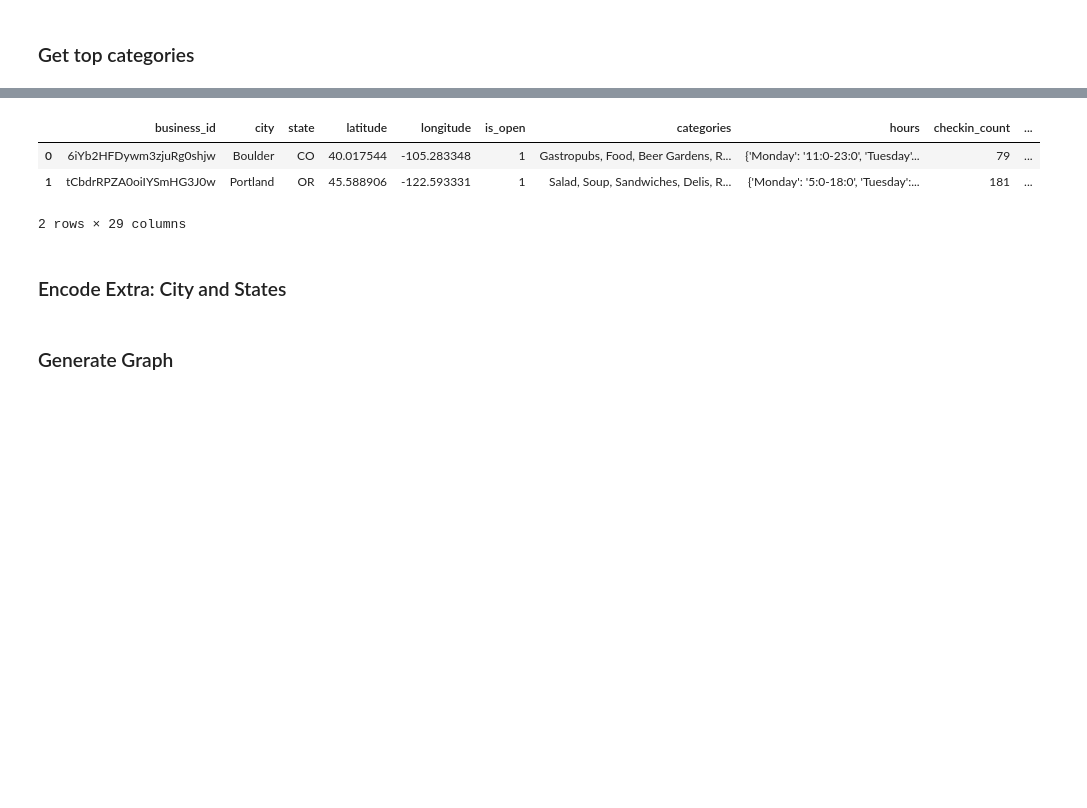
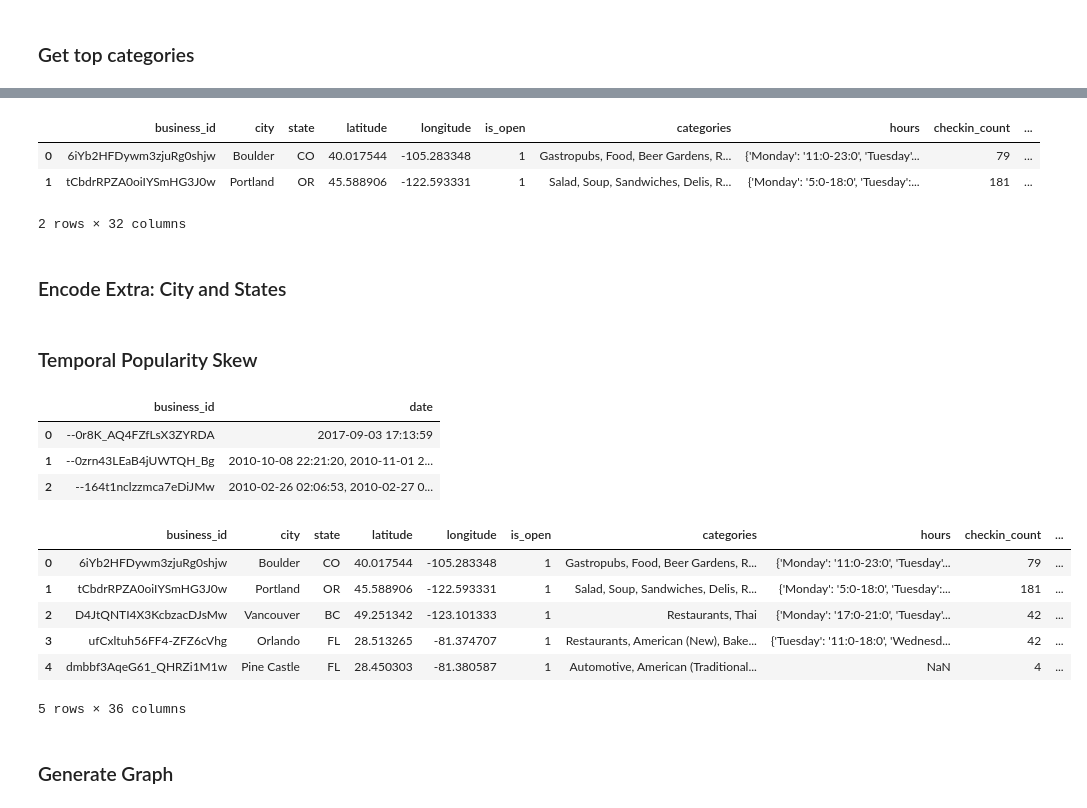
Before and after one commit to OktarianTB/predicting-business-popularity, a Jupyter notebook: restaurant_graphs/Restaurant_Graph_Generator.ipynb, the cells around one changed output, grey strips where cells are left out. Saved outputs shown, nothing was run; the diff lists cells and outputs as text; code cells hidden in the pictures; blank space fills up the shorter version.

Commit message:
Added temporal skew

```diff
--- a/restaurant_graphs/Restaurant_Graph_Generator.ipynb
+++ b/restaurant_graphs/Restaurant_Graph_Generator.ipynb
@@ -9,9 +9,10 @@ parameters = {
                         (2, 50),]),
         "city": True,
         "state": True,
+        "temporal_skew": True,
     },
     "distance": 500, # Maximum distance between nodes
-    "filename": "../graphs/restaurants_category_combination",
+    "filename": "../graphs/restaurants_test1",
 }
 # %%
 import pandas as pd
@@ -107,7 +101,7 @@ restaurants_df.head(2)
 |  | business_id | city | state | latitude | longitude | is_open | categories | hours | checkin_count | ... |
 | 0 | 6iYb2HFDywm3zjuRg0shjw | Boulder | CO | 40.017544 | -105.283348 | 1 | Gastropubs, Food, Beer Gardens, R... | {'Monday': '11:0-23:0', 'Tuesday'... | 79 | ... |
 | 1 | tCbdrRPZA0oiIYSmHG3J0w | Portland | OR | 45.588906 | -122.593331 | 1 | Salad, Soup, Sandwiches, Delis, R... | {'Monday': '5:0-18:0', 'Tuesday':... | 181 | ... |
-2 rows × 29 columns
+2 rows × 32 columns
 # %% [markdown]
 ### Encode Extra: City and States
 # %%
@@ -115,6 +109,30 @@ from restaurant_utils import get_encoder, encode_cities_states, to_categorical
 # %%
 encoder = get_encoder(restaurants_df)
 restaurants_df = encode_cities_states(restaurants_df, encoder)
+# %% [markdown]
+### Temporal Popularity Skew
+# %%
+all_checkins_df = pd.read_json('../yelp/yelp_academic_dataset_checkin.json', lines=True)
+all_checkins_df.head(3)
+# %% [output]
+|  | business_id | date |
+| 0 | --0r8K_AQ4FZfLsX3ZYRDA | 2017-09-03 17:13:59 |
+| 1 | --0zrn43LEaB4jUWTQH_Bg | 2010-10-08 22:21:20, 2010-11-01 2... |
+| 2 | --164t1nclzzmca7eDiJMw | 2010-02-26 02:06:53, 2010-02-27 0... |
+# %%
+from restaurant_utils import get_temporal_skew
+
+restaurants_df = get_temporal_skew(restaurants_df, all_checkins_df)
+# %%
+restaurants_df.head()
+# %% [output]
+|  | business_id | city | state | latitude | longitude | is_open | categories | hours | checkin_count | ... |
+| 0 | 6iYb2HFDywm3zjuRg0shjw | Boulder | CO | 40.017544 | -105.283348 | 1 | Gastropubs, Food, Beer Gardens, R... | {'Monday': '11:0-23:0', 'Tuesday'... | 79 | ... |
+| 1 | tCbdrRPZA0oiIYSmHG3J0w | Portland | OR | 45.588906 | -122.593331 | 1 | Salad, Soup, Sandwiches, Delis, R... | {'Monday': '5:0-18:0', 'Tuesday':... | 181 | ... |
+| 2 | D4JtQNTI4X3KcbzacDJsMw | Vancouver | BC | 49.251342 | -123.101333 | 1 | Restaurants, Thai | {'Monday': '17:0-21:0', 'Tuesday'... | 42 | ... |
+| 3 | ufCxltuh56FF4-ZFZ6cVhg | Orlando | FL | 28.513265 | -81.374707 | 1 | Restaurants, American (New), Bake... | {'Tuesday': '11:0-18:0', 'Wednesd... | 42 | ... |
+| 4 | dmbbf3AqeG61_QHRZi1M1w | Pine Castle | FL | 28.450303 | -81.380587 | 1 | Automotive, American (Traditional... | NaN | 4 | ... |
+5 rows × 36 columns
 # %% [markdown]
 ### Generate Graph
 # %%
```
Also changed, not shown: parts of 7 cells of this notebook, 5 other files.
